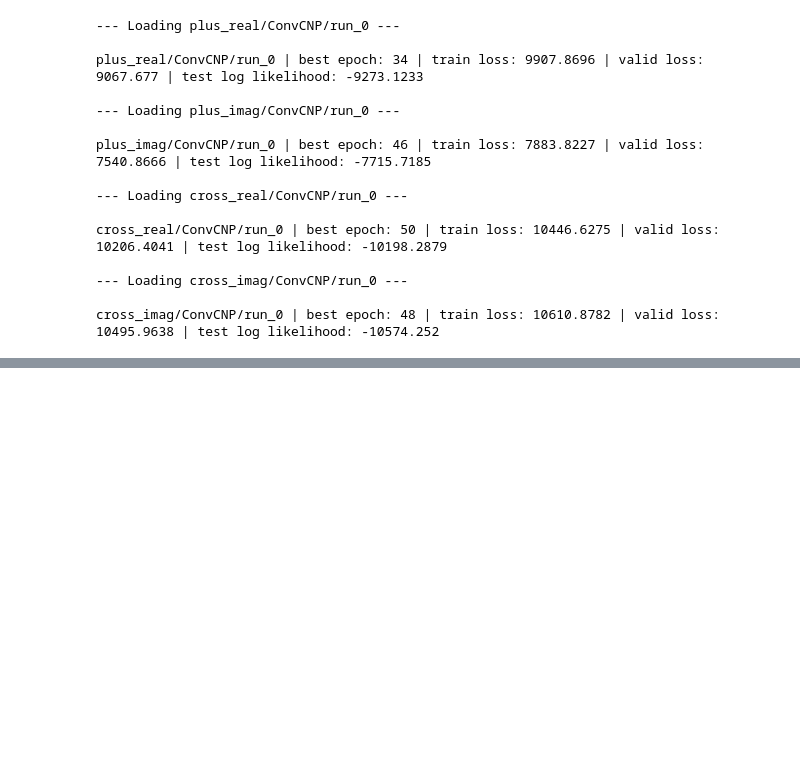
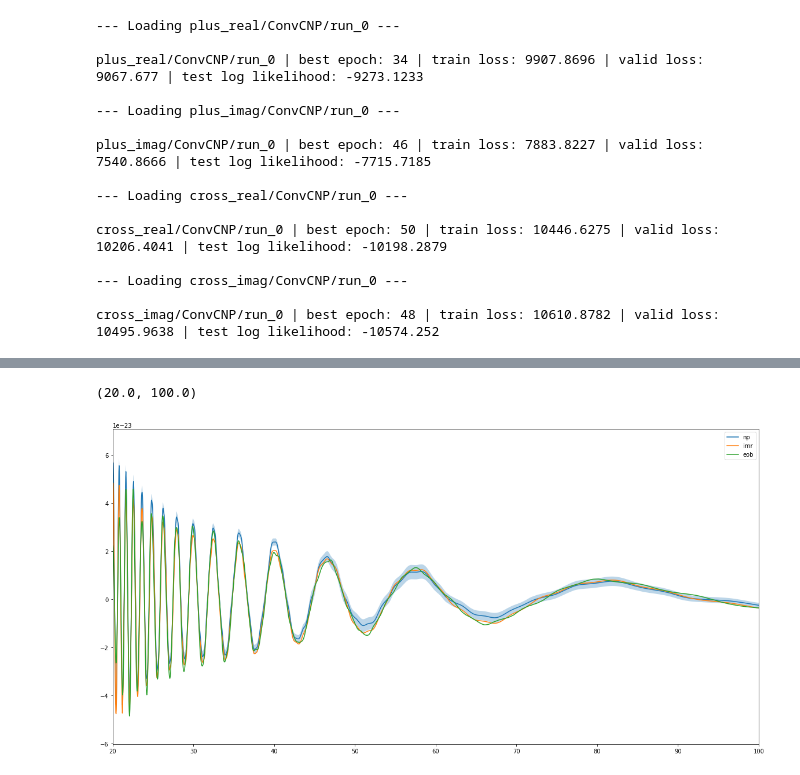
Before and after one commit to MarinerQ/npf_GWwaveform, a Jupyter notebook: gw/training/fd/npwavegen.ipynb, the cells around one changed output, grey strips where cells are left out. Saved outputs shown, nothing was run; the diff lists cells and outputs as text; code cells hidden in the pictures; blank space fills up the shorter version.

Commit message:
add waveform generator

```diff
--- a/gw/training/fd/npwavegen.ipynb
+++ b/gw/training/fd/npwavegen.ipynb
@@ -64,8 +77,9 @@ waveform_generator = bilby.gw.WaveformGenerator(
 # %%
 h_dict_imr = waveform_generator.frequency_domain_strain(injection_parameters)
+h_dict_eob = waveform_generator_under.frequency_domain_strain(injection_parameters)
 # %%
-np_model_path = '/home/qian.hu/neuron_process_waveform/npf_GWwaveform/gw/trained_models/FULLFD_IMREOB_PHM_q25a8M40_2N10k/'
-waveform_generator_np = npgwutils.NPWaveformGenerator(model_path=np_model_path,context_waveform_generator=waveform_generator)
+np_model_path = '/Users/qianhu/Documents/Glasgow/research/np_waveform/npf_GWwaveform/gw/trained_models/FULLFD_IMREOB_PHM_q25a8M40_2N10k/'
+waveform_generator_np = npgwutils.NPWaveformGenerator(model_path=np_model_path,context_waveform_generator=waveform_generator,device='cpu')
 # %% [output]
 --- Loading plus_real/ConvCNP/run_0 ---
 
@@ -88,0 +163,20 @@ ValueError: At least one stride in the given numpy array is negative, and tensor
+# %%
+for key in ['plus', 'cross']:
+    h_dict_eob[key] = get_shifted_h2_zeropad(h_dict_imr[key], h_dict_eob[key], det)
+# %%
+plt.figure(figsize=(20,10))
+
+mode = 'plus'
+plt.plot(waveform_generator.frequency_array, np.imag(h_dict[mode]), label='np')
+plt.fill_between(waveform_generator.frequency_array,
+                 np.imag(h_dict[mode]-error_dict[mode]),np.imag(h_dict[mode]+error_dict[mode]),
+                 alpha=0.3 )
+
+plt.plot(waveform_generator.frequency_array, np.imag(h_dict_imr[mode]), label='imr')
+plt.plot(waveform_generator.frequency_array, np.imag(h_dict_eob[mode]), label='eob')
+
+plt.legend()
+plt.xlim(20,100)
+# %% [output]
+(20.0, 100.0)
+[figure, added]
```
Also changed, not shown: parts of 4 cells of this notebook, 1 other file.
